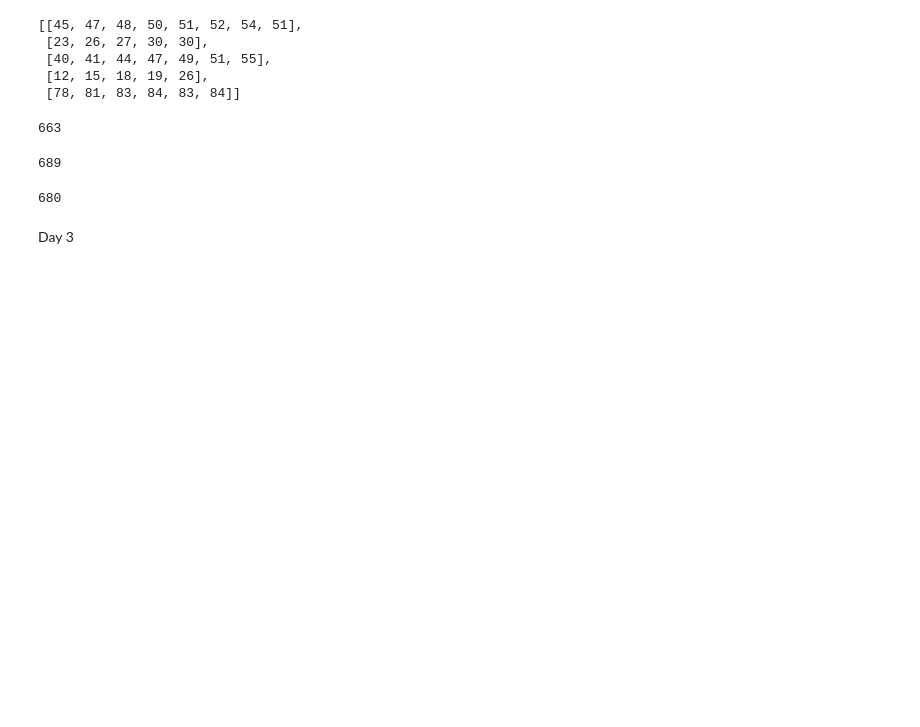
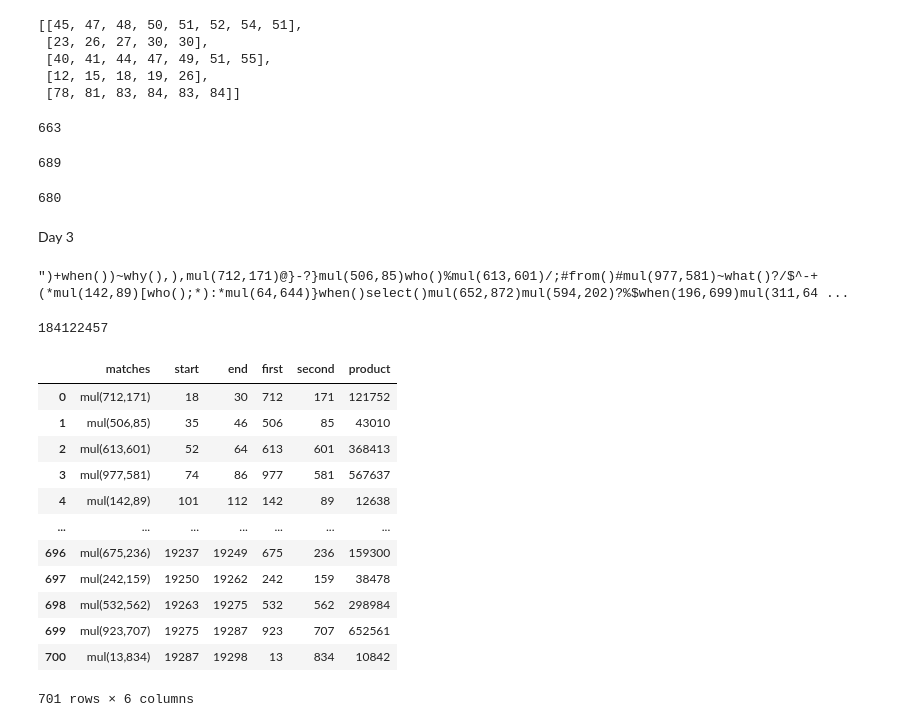
Before and after one commit to abrahamzetz/aoc_2024, a Jupyter notebook: aoc2024.ipynb, the cells around one changed output. Cells and saved outputs as stored; diff of their text form; code cells hidden in the pictures; blank space fills up the shorter version.

```diff
--- a/aoc2024.ipynb
+++ b/aoc2024.ipynb
@@ -224,3 +224,47 @@ counter
 680
 # %% [markdown]
 Day 3
+# %%
+with open('input/day3.txt') as f:
+    data = f.read()
+
+data
+# %% [output]
+")+when())~why(),),mul(712,171)@}-?}mul(506,85)who()%mul(613,601)/;#from()#mul(977,581)~what()?/$^-+(*mul(142,89)[who();*):*mul(64,644)}when()select()mul(652,872)mul(594,202)?%$when(196,699)mul(311,64 ...
+# %%
+import re
+import pandas as pd
+
+pattern = r'mul\(\d+,\d+\)'
+matches = [(match.group(), match.start(), match.end()) for match in re.finditer(pattern, data)]
+
+df = pd.DataFrame({
+    'matches': [match[0] for match in matches],
+    'start': [match[1] for match in matches],
+    'end': [match[2] for match in matches]
+})
+
+
+df['first'] = df['matches'].apply(lambda x: int(x.split(',')[0][4:]))
+df['second'] = df['matches'].apply(lambda x: int(x.split(',')[1][:-1]))
+df['product'] = df['first'] * df['second']
+
+sum(df['product'])
+# %% [output]
+184122457
+# %%
+df
+# %% [output]
+|  | matches | start | end | first | second | product |
+| 0 | mul(712,171) | 18 | 30 | 712 | 171 | 121752 |
+| 1 | mul(506,85) | 35 | 46 | 506 | 85 | 43010 |
+| 2 | mul(613,601) | 52 | 64 | 613 | 601 | 368413 |
+| 3 | mul(977,581) | 74 | 86 | 977 | 581 | 567637 |
+| 4 | mul(142,89) | 101 | 112 | 142 | 89 | 12638 |
+| ... | ... | ... | ... | ... | ... | ... |
+| 696 | mul(675,236) | 19237 | 19249 | 675 | 236 | 159300 |
+| 697 | mul(242,159) | 19250 | 19262 | 242 | 159 | 38478 |
+| 698 | mul(532,562) | 19263 | 19275 | 532 | 562 | 298984 |
+| 699 | mul(923,707) | 19275 | 19287 | 923 | 707 | 652561 |
+| 700 | mul(13,834) | 19287 | 19298 | 13 | 834 | 10842 |
+701 rows × 6 columns
```
Also changed, not shown: parts of 2 cells of this notebook.
